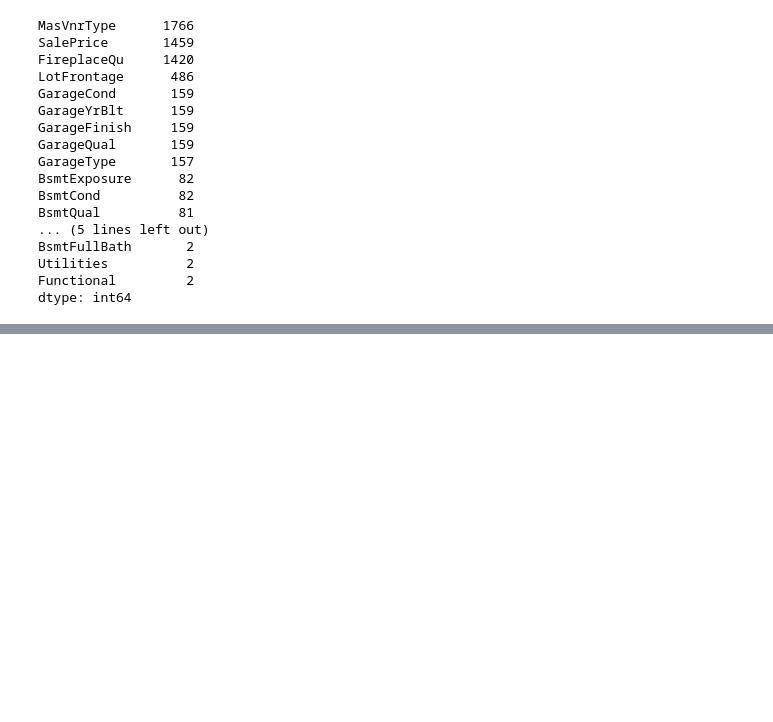
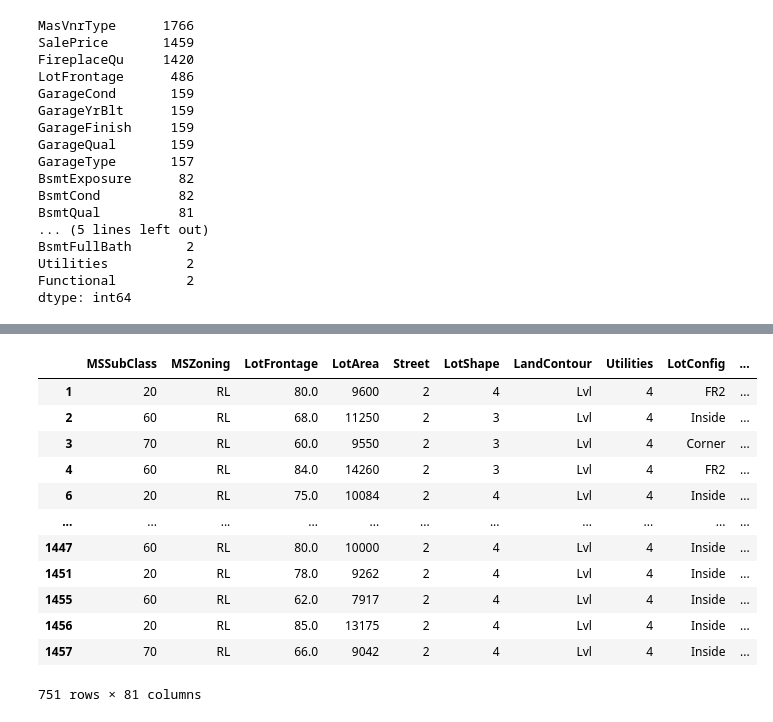
Before and after one commit to lucaspinheiro27/Statistics, a Jupyter notebook: Jupyter_notebooks/House_prices.ipynb, the cells around one changed output, grey strips where cells are left out. Cells and saved outputs as stored; diff of their text form; code cells hidden in the pictures; blank space fills up the shorter version.

```diff
--- a/Jupyter_notebooks/House_prices.ipynb
+++ b/Jupyter_notebooks/House_prices.ipynb
@@ -187,0 +280,2 @@ dtype: int64
+# %%
+df = map_variables(df)
@@ -198,3 +350,19 @@ df['TotalBsmtSF'] = df['1stFlrSF'] + df['2ndFlrSF']
 
 df.drop(['1stFlrSF', '2ndFlrSF'], axis=1, inplace=True)
 df.drop(['BsmtFinSF1', 'BsmtFinSF2'], axis=1, inplace=True)
+# %%
+df['TotalBaths'] = df['FullBath'] + (0.5*df['HalfBath']) + df['BsmtFullBath'] + (0.5*df['BsmtHalfBath'])
+
+df.drop(['FullBath'], axis=1, inplace=True)
+df.drop(['HalfBath'], axis=1, inplace=True)
+df.drop(['BsmtFullBath'], axis=1, inplace=True)
+df.drop(['BsmtHalfBath'], axis=1, inplace=True)
+# %%
+df['GarageAreaPerCar'] = df['GarageArea'] / df['GarageCars']
+
+df.fillna({'GarageAreaPerCar': 0}, inplace=True)
+
+df.drop(['GarageArea', 'GarageCars'], axis=1, inplace=True)
+# %%
+df = df.dropna()
+df.isnull().sum()
@@ -200,0 +382,16 @@ df.drop(['BsmtFinSF1', 'BsmtFinSF2'], axis=1, inplace=True)
+# %%
+df
+# %% [output]
+|  | MSSubClass | MSZoning | LotFrontage | LotArea | Street | LotShape | LandContour | Utilities | LotConfig | ... |
+| 1 | 20 | RL | 80.0 | 9600 | 2 | 4 | Lvl | 4 | FR2 | ... |
+| 2 | 60 | RL | 68.0 | 11250 | 2 | 3 | Lvl | 4 | Inside | ... |
+| 3 | 70 | RL | 60.0 | 9550 | 2 | 3 | Lvl | 4 | Corner | ... |
+| 4 | 60 | RL | 84.0 | 14260 | 2 | 3 | Lvl | 4 | FR2 | ... |
+| 6 | 20 | RL | 75.0 | 10084 | 2 | 4 | Lvl | 4 | Inside | ... |
+| ... | ... | ... | ... | ... | ... | ... | ... | ... | ... | ... |
+| 1447 | 60 | RL | 80.0 | 10000 | 2 | 4 | Lvl | 4 | Inside | ... |
+| 1451 | 20 | RL | 78.0 | 9262 | 2 | 4 | Lvl | 4 | Inside | ... |
+| 1455 | 60 | RL | 62.0 | 7917 | 2 | 4 | Lvl | 4 | Inside | ... |
+| 1456 | 20 | RL | 85.0 | 13175 | 2 | 4 | Lvl | 4 | Inside | ... |
+| 1457 | 70 | RL | 66.0 | 9042 | 2 | 4 | Lvl | 4 | Inside | ... |
+751 rows × 81 columns
```
Also changed, not shown: parts of 24 cells of this notebook.
